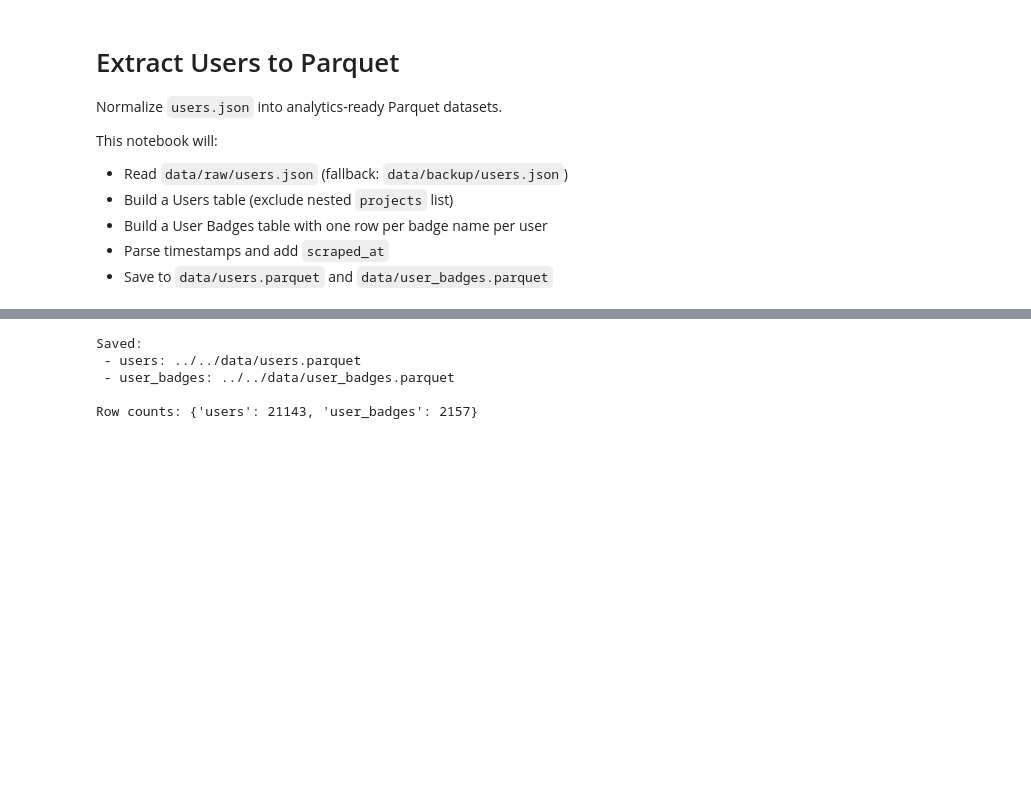
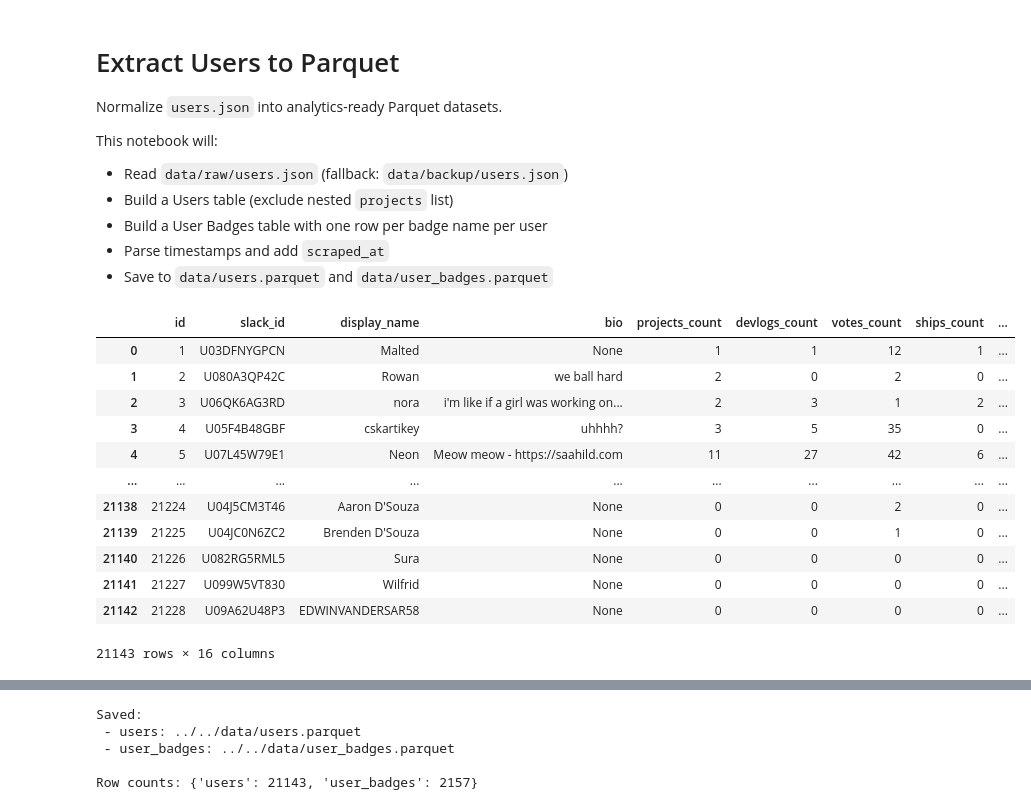
Before and after one commit to AjayAntoIsDev/SoM-Analytics, a Jupyter notebook: analytics/clean_data/extract_user.ipynb, the cells around one changed output, grey strips where cells are left out. Cells and saved outputs as stored; diff of their text form; code cells hidden in the pictures; blank space fills up the shorter version.

```diff
--- a/analytics/clean_data/extract_user.ipynb
+++ b/analytics/clean_data/extract_user.ipynb
@@ -24,19 +24,34 @@ with open(user_path, 'r') as f:
 # %%
 users = raw.get('users', [])
 scraped_at = raw.get('scraped_at')
 
 parse_dt = lambda s: pd.to_datetime(s, errors='coerce', utc=True) if pd.notna(s) else pd.NaT
 
 user_cols = [
     'id','slack_id','display_name','bio','projects_count','devlogs_count','votes_count','ships_count',
     'coding_time_seconds','coding_time_seconds_today','balance','created_at','updated_at','avatar','custom_css'
 ]
 user_records = []
 for u in users:
     rec = {k: u.get(k) for k in user_cols}
     rec['created_at'] = parse_dt(rec.get('created_at'))
     rec['updated_at'] = parse_dt(rec.get('updated_at'))
     rec['scraped_at'] = parse_dt(scraped_at) if scraped_at else pd.Timestamp.utcnow()
     user_records.append(rec)
 
 df_users = pd.DataFrame(user_records)
+df_users
+# %% [output]
+|  | id | slack_id | display_name | bio | projects_count | devlogs_count | votes_count | ships_count | ... |
+| 0 | 1 | U03DFNYGPCN | Malted | None | 1 | 1 | 12 | 1 | ... |
+| 1 | 2 | U080A3QP42C | Rowan | we ball hard | 2 | 0 | 2 | 0 | ... |
+| 2 | 3 | U06QK6AG3RD | nora | i'm like if a girl was working on... | 2 | 3 | 1 | 2 | ... |
+| 3 | 4 | U05F4B48GBF | cskartikey | uhhhh? | 3 | 5 | 35 | 0 | ... |
+| 4 | 5 | U07L45W79E1 | Neon | Meow meow - https://saahild.com | 11 | 27 | 42 | 6 | ... |
+| ... | ... | ... | ... | ... | ... | ... | ... | ... | ... |
+| 21138 | 21224 | U04J5CM3T46 | Aaron D'Souza | None | 0 | 0 | 2 | 0 | ... |
+| 21139 | 21225 | U04JC0N6ZC2 | Brenden D'Souza | None | 0 | 0 | 1 | 0 | ... |
+| 21140 | 21226 | U082RG5RML5 | Sura | None | 0 | 0 | 0 | 0 | ... |
+| 21141 | 21227 | U099W5VT830 | Wilfrid | None | 0 | 0 | 0 | 0 | ... |
+| 21142 | 21228 | U09A62U48P3 | EDWINVANDERSAR58 | None | 0 | 0 | 0 | 0 | ... |
+21143 rows × 16 columns
```
Also changed, not shown: parts of 3 cells of this notebook, 6 other files.
